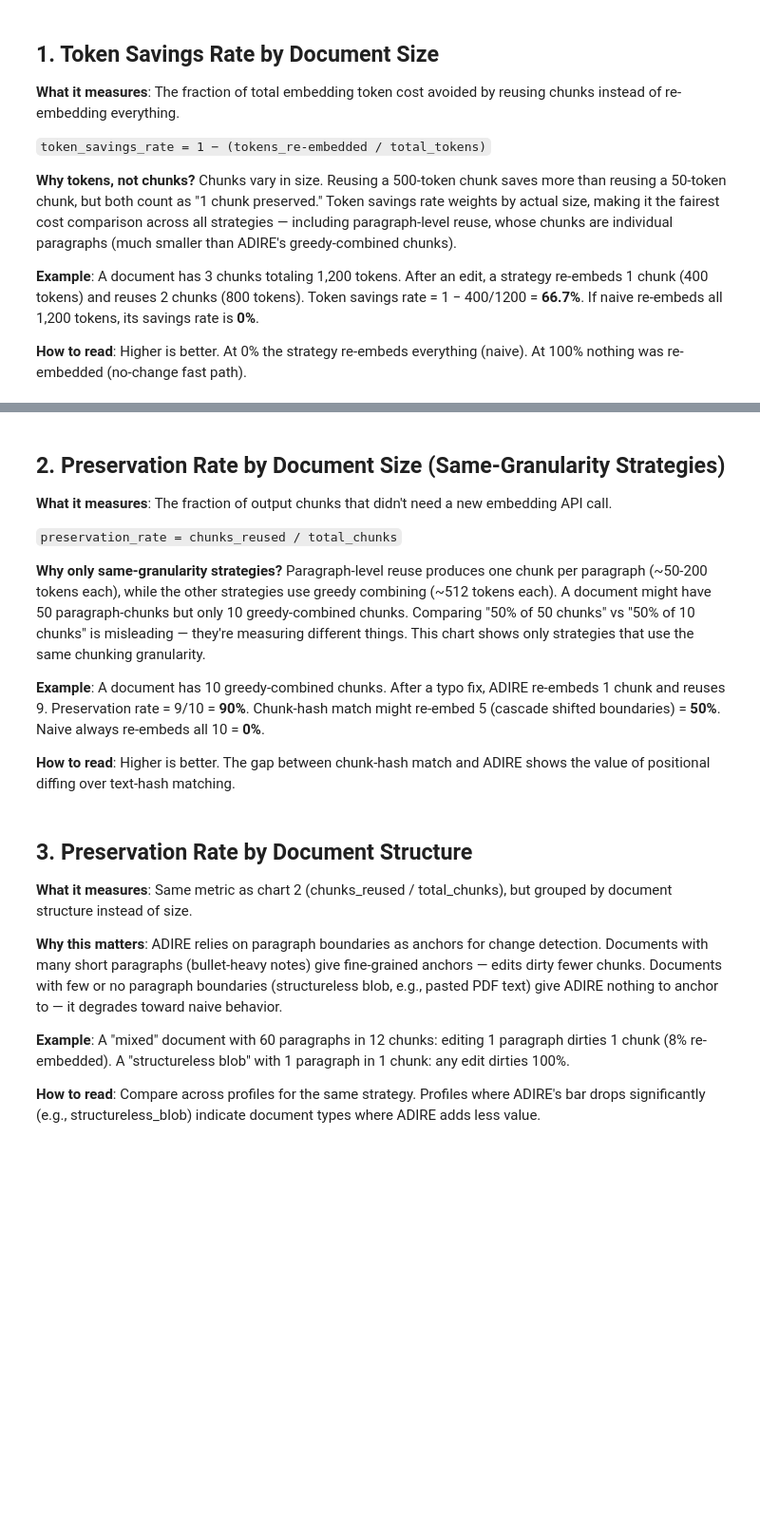
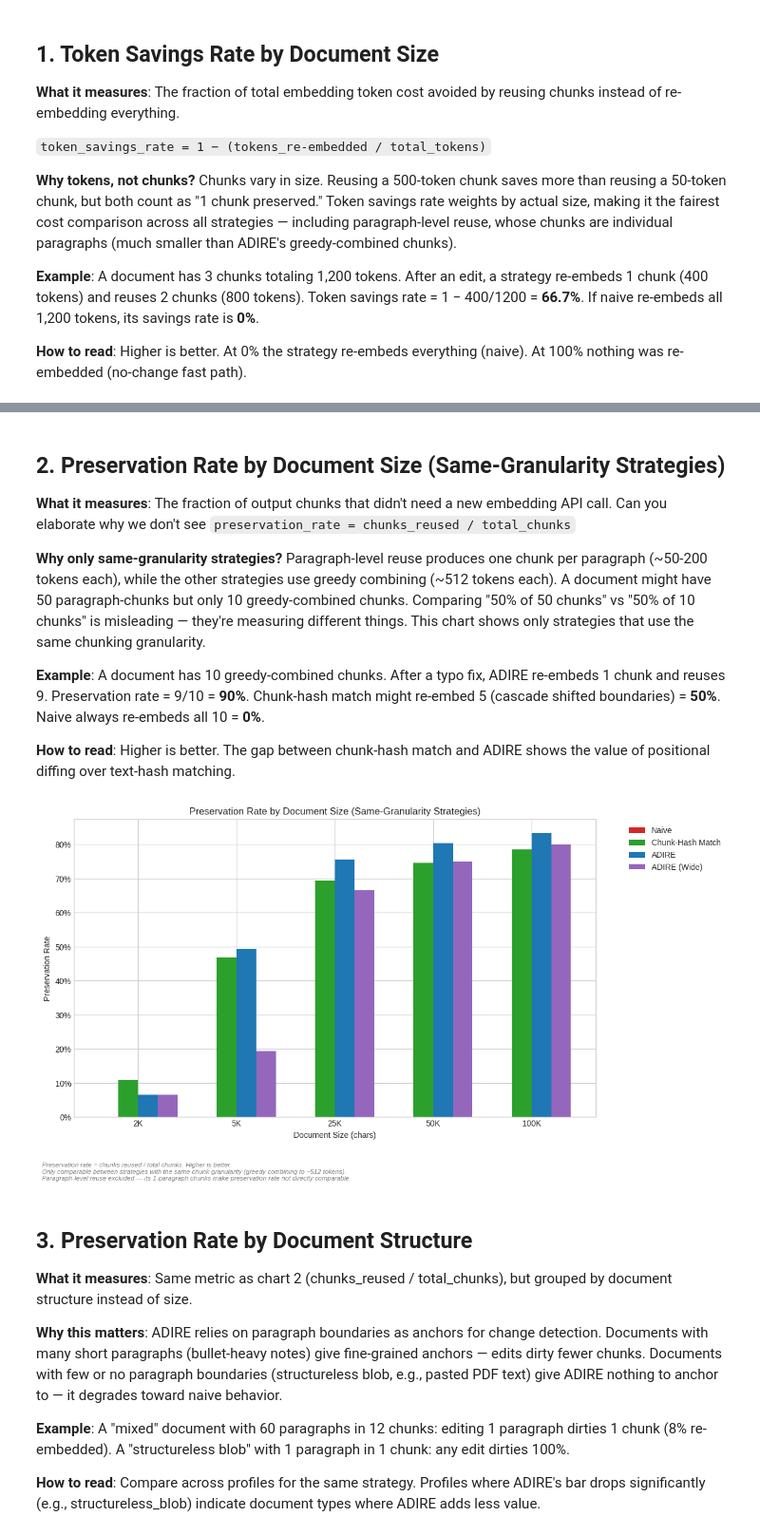
Before and after one commit to shane-kercheval/ADIRE, a Jupyter notebook: notebooks/analysis.ipynb, the cells around one changed output, grey strips where cells are left out. Shown at 95% size. Drawn from its saved outputs; the diff is of its cells as text; code cells hidden in the pictures; blank space fills up the shorter version.

```diff
--- a/notebooks/analysis.ipynb
+++ b/notebooks/analysis.ipynb
@@ -120,7 +143,7 @@ plt.show()
 ## 2. Preservation Rate by Document Size (Same-Granularity Strategies)
 
 **What it measures**: The fraction of output chunks that didn't need a new embedding API call.
-
+Can you elaborate why we don't see
 `preservation_rate = chunks_reused / total_chunks`
 
 **Why only same-granularity strategies?** Paragraph-level reuse produces one chunk per paragraph (~50-200 tokens each), while the other strategies use greedy combining (~512 tokens each). A document might have 50 paragraph-chunks but only 10 greedy-combined chunks. Comparing "50% of 50 chunks" vs "50% of 10 chunks" is misleading — they're measuring different things. This chart shows only strategies that use the same chunking granularity.
@@ -131,24 +154,26 @@ plt.show()
 # %%
 pivoted = pivot_for_grouped_bar(
     single, "document_size", "preservation_rate",
     strategies=SAME_GRANULARITY_STRATEGIES,
 )
 fig, ax = plt.subplots()
-pivoted.rename(columns=STRATEGY_LABELS).plot(kind="bar", width=0.8, ax=ax)
+pivoted.rename(columns=STRATEGY_LABELS).plot(kind="bar", color=colors_for(pivoted.columns), width=0.8, ax=ax)
 ax.set_xlabel("Document Size (chars)")
 ax.set_ylabel("Preservation Rate")
 ax.set_title("Preservation Rate by Document Size (Same-Granularity Strategies)")
 ax.set_xticklabels([format_size_label(x) for x in pivoted.index], rotation=0)
 ax.yaxis.set_major_formatter(mtick.PercentFormatter(1.0))
 ax.legend(bbox_to_anchor=(1.05, 1), loc="upper left")
 fig.text(0.01, -0.04,
     "Preservation rate = chunks reused / total chunks. Higher is better.\n"
     "Only comparable between strategies with the same chunk granularity (greedy combining to ~512 tokens).\n"
     "Paragraph-level reuse excluded — its 1-paragraph chunks make preservation rate not directly comparable.",
     fontsize=8, color="gray", style="italic", va="top")
 plt.tight_layout()
 plt.savefig("../notebooks/fig02_preservation_by_size.png", bbox_inches="tight")
 plt.show()
+# %% [output]
+[figure, added]
 # %% [markdown]
 ## 3. Preservation Rate by Document Structure
 
```
Also changed, not shown: parts of 17 cells of this notebook, 15 other files.
